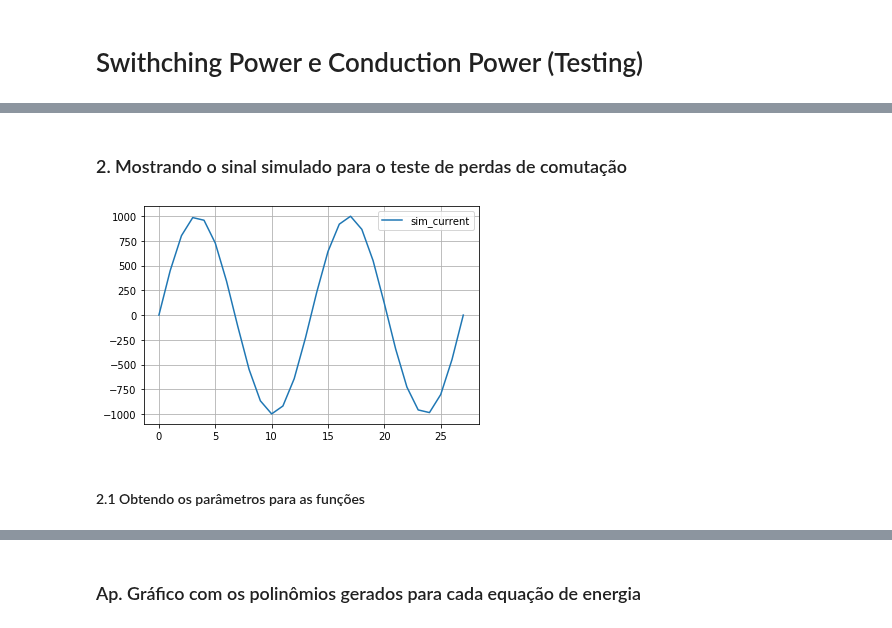
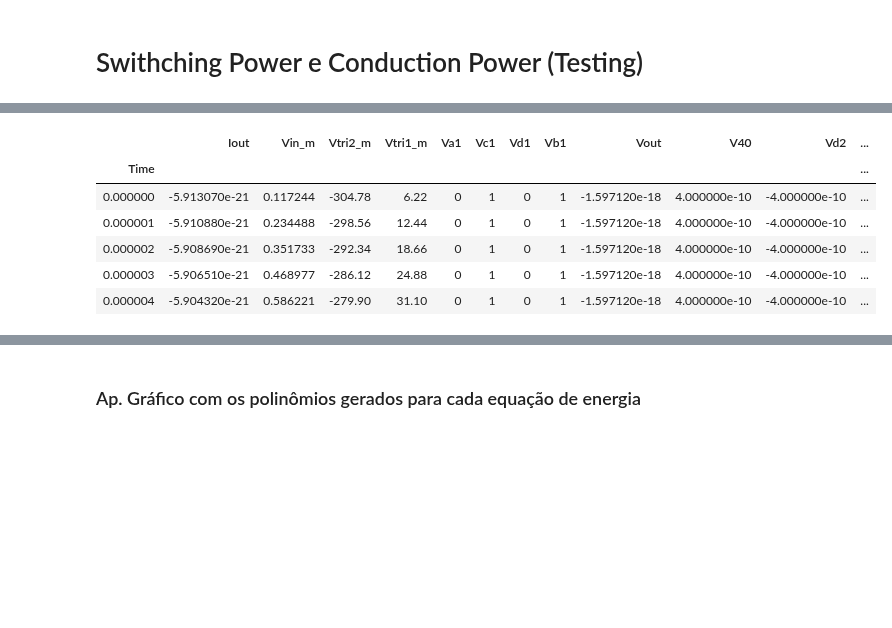
Before and after one commit to Tiarles/notebooks_modulacao, a Jupyter notebook: NPC 3-level Material/switching NPC 3-level.ipynb, the cells around one changed output, grey strips where cells are left out. Saved outputs shown, nothing was run; the diff lists cells and outputs as text; code cells hidden in the pictures; blank space fills up the shorter version.

```diff
--- a/NPC 3-level Material/switching NPC 3-level.ipynb
+++ b/NPC 3-level Material/switching NPC 3-level.ipynb
@@ -159,16 +6,0 @@ plt.show()
-# %% [markdown]
-### 2. Mostrando o sinal simulado para o teste de perdas de comutação
-# %%
-size = y.size
-
-t = np.linspace(0, 2/60, size)
-sim_current = 1000*np.sin(2*np.pi*60*t)
-
-plt.plot(sim_current, label='sim_current')
-plt.grid(True)
-plt.legend()
-plt.show()
-# %% [output]
-[figure, removed]
-# %% [markdown]
-#### 2.1 Obtendo os parâmetros para as funções
@@ -214,0 +7,12 @@ erec2 = np.poly1d(erec_params2)
+# %%
+df_waves = pd.read_csv('waves_NPC.csv')
+df_waves = df_waves.set_index('Time')
+df_waves.index -= df_waves.index[0]; df_waves.head()
+# %% [output]
+|  | Iout | Vin_m | Vtri2_m | Vtri1_m | Va1 | Vc1 | Vd1 | Vb1 | Vout | V40 | Vd2 | ... |
+| Time |  |  |  |  |  |  |  |  |  |  |  | ... |
+| 0.000000 | -5.913070e-21 | 0.117244 | -304.78 | 6.22 | 0 | 1 | 0 | 1 | -1.597120e-18 | 4.000000e-10 | -4.000000e-10 | ... |
+| 0.000001 | -5.910880e-21 | 0.234488 | -298.56 | 12.44 | 0 | 1 | 0 | 1 | -1.597120e-18 | 4.000000e-10 | -4.000000e-10 | ... |
+| 0.000002 | -5.908690e-21 | 0.351733 | -292.34 | 18.66 | 0 | 1 | 0 | 1 | -1.597120e-18 | 4.000000e-10 | -4.000000e-10 | ... |
+| 0.000003 | -5.906510e-21 | 0.468977 | -286.12 | 24.88 | 0 | 1 | 0 | 1 | -1.597120e-18 | 4.000000e-10 | -4.000000e-10 | ... |
+| 0.000004 | -5.904320e-21 | 0.586221 | -279.90 | 31.10 | 0 | 1 | 0 | 1 | -1.597120e-18 | 4.000000e-10 | -4.000000e-10 | ... |
```
Also changed, not shown: parts of 12 cells of this notebook, 9 other files.
